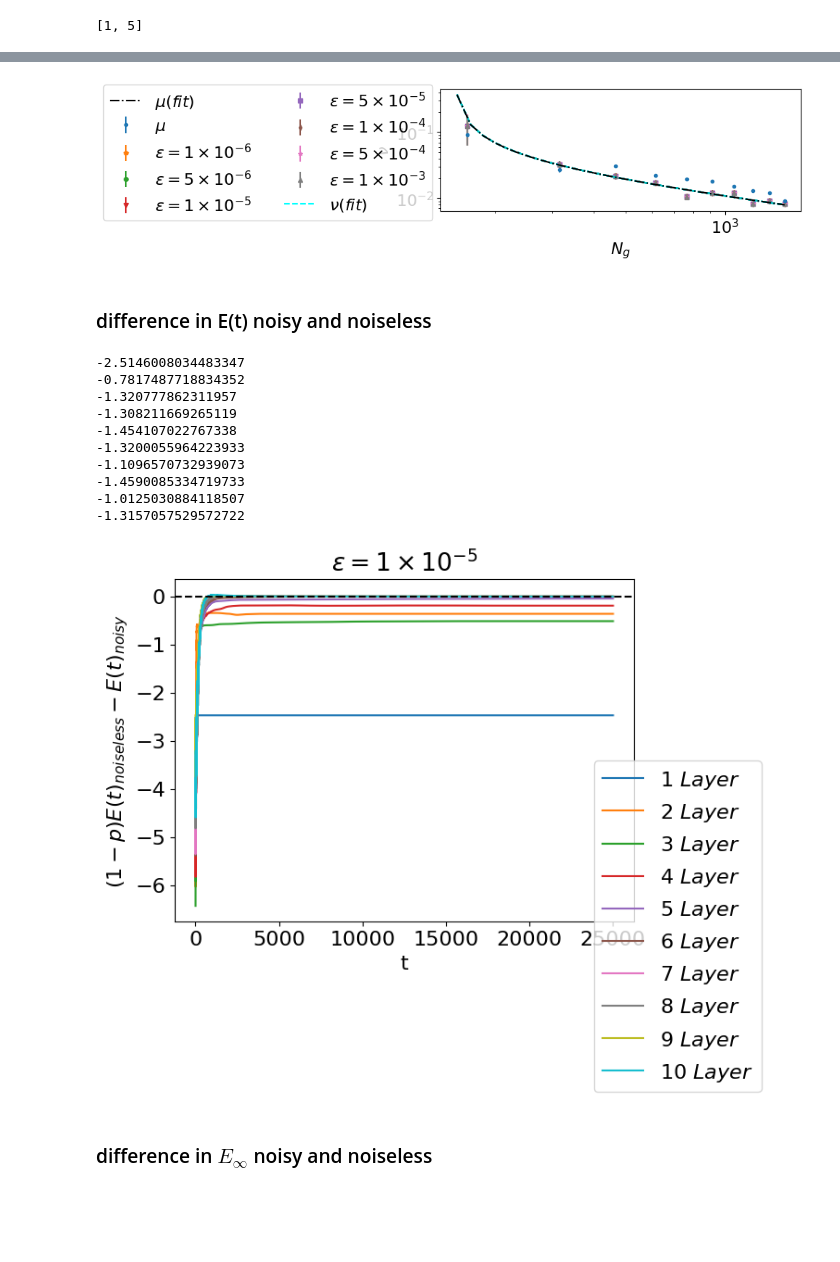
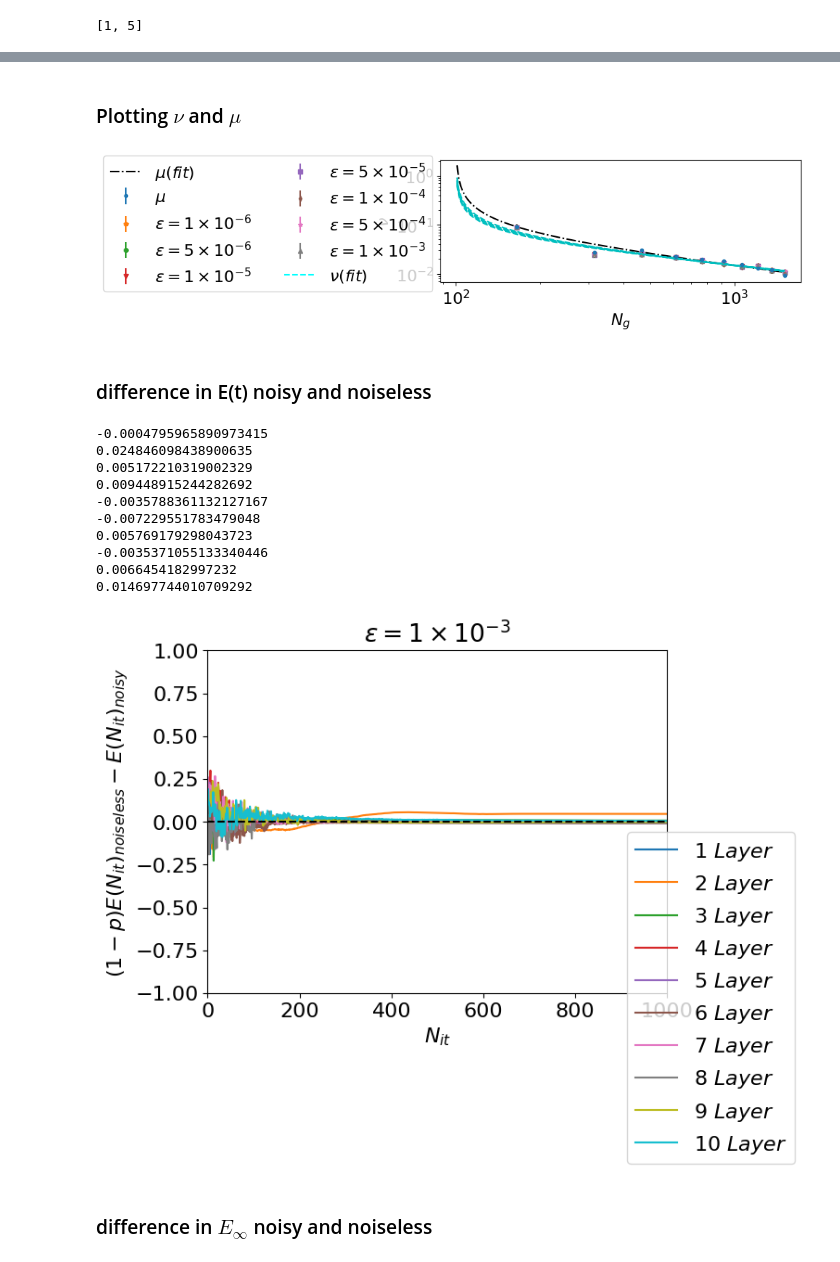
Before and after one commit to hvermaQ/VQE, a Jupyter notebook: noisy_global_comp_COBYLA_assumptions copy.ipynb, the cells around one changed output, grey strips where cells are left out. Drawn from its saved outputs; the diff is of its cells as text; code cells hidden in the pictures; blank space fills up the shorter version.

```diff
--- a/noisy_global_comp_COBYLA_assumptions copy.ipynb
+++ b/noisy_global_comp_COBYLA_assumptions copy.ipynb
@@ -483,5 +426,5 @@ marker = itertools.cycle(('o', 'v', 's', 'd', '*', '^', 'x', 'p'))
 # %%
 # Define fit model
-def power_model(x, a, b):
+def noisy_power_model(x, a, b):
     #return a * np.exp(-b * x)
-    return a * ((x-150)**b)
+    return a * ((x-100)**b)
@@ -500,15 +448,15 @@ for gt in range(len(alp_list)):
     #pfit, cv  = np.polyfit(gate_ct[0:n_lay], np.log(gam[0:n_lay]), w = 1/np.sqrt(gam_err[0:n_lay]), deg=1, cov = True)
 
     #Fit model with weights
-    pm, cv = curve_fit(power_model, gate_ctt[0:n_lay], alp_list[gt][0:n_lay], sigma=alp_err_list[gt][0:n_lay], absolute_sigma=True)
+    pm, cv = curve_fit(noisy_power_model, gate_ctt[0:n_lay], alp_list[gt][0:n_lay], sigma=alp_err_list[gt][0:n_lay], absolute_sigma=True)
     a, b = pm
     a_err, b_err = np.sqrt(np.diag(cv))
     #Plot fitted exponential model
     x_fit = np.linspace(1, gate_ctt[n_lay-1], 100)
-    y_fit = power_model(x_fit, a, b)
+    y_fit = noisy_power_model(x_fit, a, b)
     #plt.plot(x_fit, y_fit)
 
-    y_fitt = power_model(gate_ctt[0:n_lay], a, b)
+    y_fitt = noisy_power_model(gate_ctt[0:n_lay], a, b)
 
     residuals = np.array(alp_list[gt][0:n_lay]) - y_fitt
     chi_sq = np.sum(np.divide(residuals, np.array(alp_err_list[gt][0:n_lay])))
@@ -629,3 +573,5 @@ def power_model_noiseless(x, a, b):
+# %% [markdown]
+### Plotting $\nu$ and $\mu$
 # %%
 import matplotlib.lines as mlines
 
@@ -639,19 +585,23 @@ alp_fit = []
 bet_err_fit = []
 bet_fit = []
 
+#firs noiseless gamma
 plt.errorbar(gate_ctt[strt:n_lay], gam[strt:n_lay], yerr=gam_err[strt:n_lay], fmt='.',  label = r'$\mu$')
 #pfit, cv  = np.polyfit(gate_ct[0:n_lay], np.log(gam[0:n_lay]), w = 1/np.sqrt(gam_err[0:n_lay]), deg=1, cov = True)
 
 #Fit model with weights
-pm, cv = curve_fit(power_model_noiseless, gate_ctt[strt:n_lay], gam[strt:n_lay], sigma=gam_err[strt:n_lay], absolute_sigma=True)
+pm, cv = curve_fit(noiseless_power_model, gate_ctt[strt:n_lay], gam[strt:n_lay], sigma=gam_err[strt:n_lay], absolute_sigma=True)
 a, b = pm
 a_err, b_err = np.sqrt(np.diag(cv))
 #Plot fitted exponential model
-x_fit = np.linspace(1, gate_ctt[n_lay-1], 100)
-y_fit = power_model_noiseless(x_fit, a, b)
+x_fit = np.linspace(1, gate_ctt[n_lay-1], 1000)
+y_fit = noiseless_power_model(x_fit, a, b)
 #plt.plot(x_fit, y_fit)
 
-y_fitt = power_model_noiseless(gate_ctt[strt:n_lay], a, b)
+y_fitt = noiseless_power_model(gate_ctt[strt:n_lay], a, b)
+
+# Plot regression line
+ax.plot(x_fit, y_fit, '-.k', lw=1.5, label = r'$\mu (fit)$');
 
 resi_0 = np.array(gam[strt:n_lay]) - y_fitt
 chi_sq_0 = np.sum(np.divide(resi_0, np.array(gam_err[strt:n_lay])))
@@ -662,21 +612,22 @@ r_sq_0 = 1 - (ss_res_0 / ss_tot_0)
 # Create sequence of 100 numbers from 0 to 100
 #xn = np.linspace(1, gate_ct[n_lay-1], num=50)
 
+#now noisy alpha
 
 for gt in range(len(alp_list)):
     plt.errorbar(gate_ctt[strt:n_lay], alp_list[gt][strt:n_lay], yerr=alp_err_list[gt][strt:n_lay], fmt = next(marker), markersize=4, barsabove = True, label = r'$\epsilon = %s \times 10^{-%s}$'%(base_expo[gt][0], base_expo[gt][1]))
     #pfit, cv  = np.polyfit(gate_ct[0:n_lay], np.log(gam[0:n_lay]), w = 1/np.sqrt(gam_err[0:n_lay]), deg=1, cov = True)
 
     #Fit model with weights
-    pm, cv = curve_fit(power_model, gate_ctt[strt:n_lay], alp_list[gt][strt:n_lay], sigma=alp_err_list[gt][strt:n_lay], absolute_sigma=True)
+    pm, cv = curve_fit(noisy_power_model, gate_ctt[strt:n_lay], alp_list[gt][strt:n_lay], sigma=alp_err_list[gt][strt:n_lay], absolute_sigma=True)
     a, b = pm
     a_err, b_err = np.sqrt(np.diag(cv))
     #Plot fitted exponential model
-    x_fit = np.linspace(1, gate_ctt[n_lay-1], 100)
-    y_fit = power_model(x_fit, a, b)
+    x_fit = np.linspace(1, gate_ctt[n_lay-1], 1000)
+    y_fit = noisy_power_model(x_fit, a, b)
     #plt.plot(x_fit, y_fit)
 
-    y_fitt = power_model(gate_ctt[strt:n_lay], a, b)
+    y_fitt = noisy_power_model(gate_ctt[strt:n_lay], a, b)
 
     residuals = np.array(alp_list[gt][strt:n_lay]) - y_fitt
     chi_sq = np.sum(np.divide(residuals, np.array(alp_err_list[gt][strt:n_lay])))
@@ -698,9 +649,6 @@ for gt in range(len(alp_list)):
 
     # Plot regression line
     ax.plot(x_fit, y_fit, '--c', lw=1.5)
-
-# Plot regression line
-ax.plot(x_fit, y_fit, '-.k', lw=1.5, label = r'$\mu (fit)$');
 
 # Add an extra line in the legend
 l4 = mlines.Line2D([], [], color="cyan", linestyle="--", label = r"$\nu(fit)$")
@@ -727,43 +675,43 @@ ax.set_yscale('log')
 #plt.savefig('COBYLA_plots/noisy_alpha_fit_COBY.pdf', bbox_inches = 'tight')
 plt.show()
 # %% [output]
-[figure, old version]
+[figure, new version]
 # %% [markdown]
 ### difference in E(t) noisy and noiseless
 # %%
 xx = np.arange(1, 25001, 1, dtype =int)
 # %%
-sel = 2
+sel = 6
 # %%
 fig = plt.figure()
 ax = fig.add_subplot(1, 1, 1)
 for gt in dep:
     diff = np.multiply(exp_off[sel][gt-1], np.array(res_data_idm[gt-1]))- np.array(noisy_data_mean['%s'%sel][gt-1])
     #print(np.multiply(exp_off[sel][gt-1], res_data_idm[gt-1][-1]) - np.min(res_data_mean[gt-1]))
     #diff = np.multiply(exp_off[sel][gt-1]*np.ones(len(res_data_idm[gt-1])), np.array(res_data_idm[gt-1]))- np.array(res_data_mean[gt-1])
-    print(np.mean(diff[0:500]))
+    print(np.mean(diff[0:1000]))
     ax.plot(xx, diff, label = r'$%s~Layer$' %(gt))
-ax.set_xlabel('t')
-ax.set_ylabel(r'$ (1-p)E(t)_{noiseless}- E(t)_{noisy}$')
+ax.set_xlabel(r'$N_{it}$')
+ax.set_ylabel(r'$ (1-p)E(N_{it})_{noiseless}- E(N_{it})_{noisy}$')
 ax.legend(ncol = 1, bbox_to_anchor = (1.3, 0.5))
-#plt.axis([0, 500, -1, 1])
+plt.axis([0, 1000, -1, 1])
 #ax.set_yscale('log')
 plt.title( r'$\epsilon = %s \times 10^{-%s}$'%(base_expo[sel][0], base_expo[sel][1]))
 plt.axhline(0, color = 'k', xmin = 0, xmax = 25000, linestyle = '--')
 #plt.savefig('opt_trace_diff.pdf', bbox_inches = 'tight')
 plt.show()
 # %% [output]
--2.5146008034483347
--0.7817487718834352
--1.320777862311957
--1.308211669265119
--1.454107022767338
--1.3200055964223933
--1.1096570732939073
--1.4590085334719733
--1.0125030884118507
--1.3157057529572722
+-0.0004795965890973415
+0.024846098438900635
+0.005172210319002329
+0.009448915244282692
+-0.0035788361132127167
+-0.007229551783479048
+0.005769179298043723
+-0.0035371055133340446
+0.0066454182997232
+0.014697744010709292
-[figure, old version]
+[figure, new version]
 # %% [markdown]
 ### difference in $E_\infty$ noisy and noiseless
 # %%
```
Also changed, not shown: parts of 46 cells of this notebook, 19 other files.
